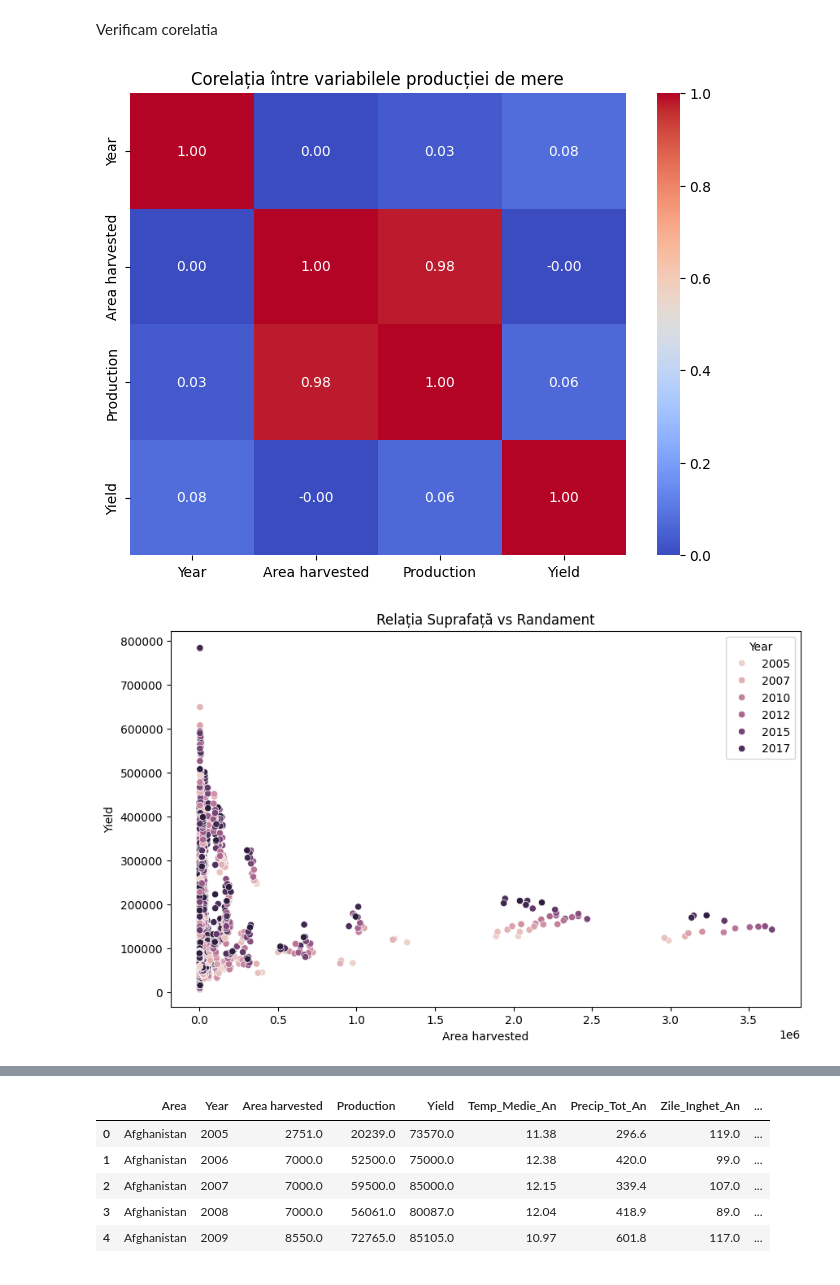
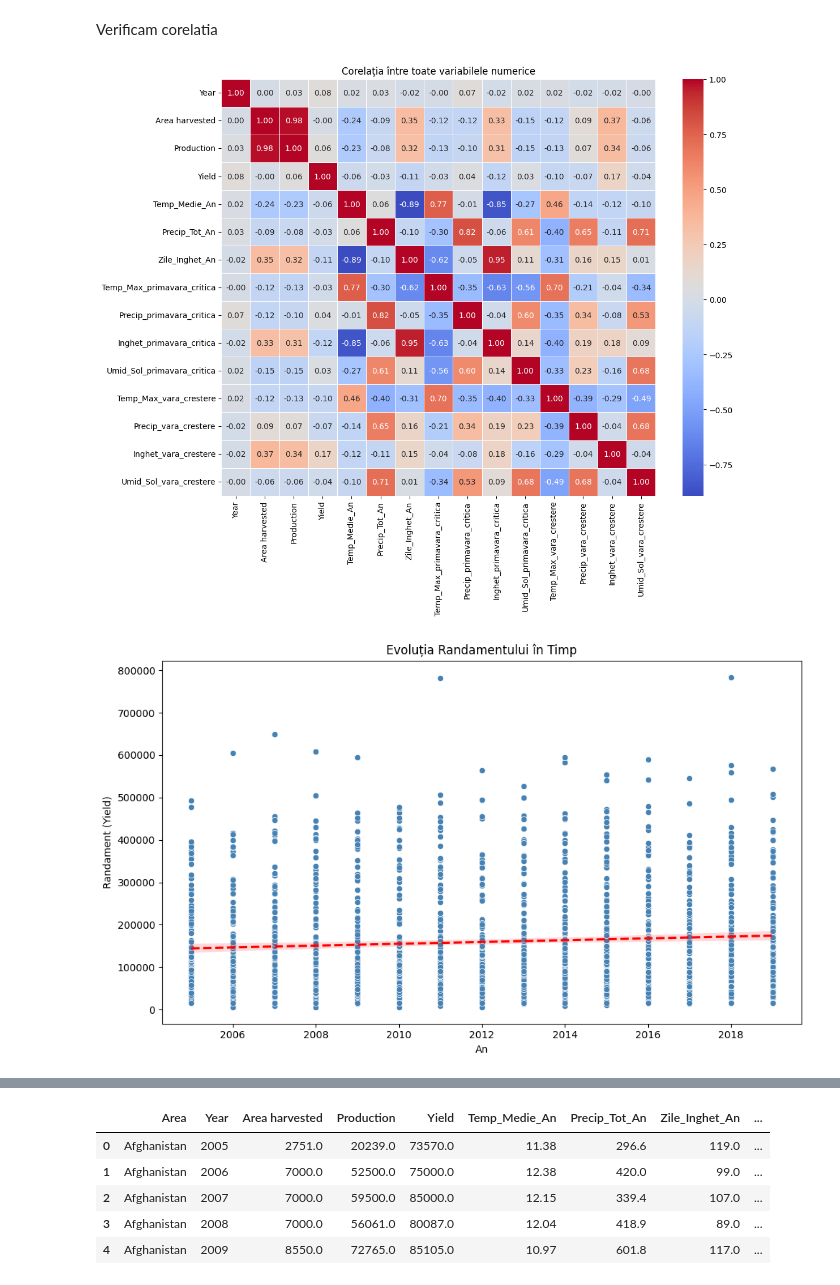
Before and after one commit to PopAdrian1/ML-project, a Jupyter notebook: Proiect nou/Predictie randament productie mere/main.ipynb, the cells around one changed output, grey strips where cells are left out. Cells and saved outputs as stored; diff of their text form; code cells hidden in the pictures.

```diff
--- a/Proiect nou/Predictie randament productie mere/main.ipynb
+++ b/Proiect nou/Predictie randament productie mere/main.ipynb
@@ -244,20 +244,27 @@ dtype: float64
 # %% [markdown]
 Verificam corelatia
 # %%
-# Calculăm matricea de corelație (doar pentru coloanele numerice)
-corr = df[['Year', 'Area harvested', 'Production', 'Yield']].corr()
+# Selectează automat doar coloanele numerice
+corr = df.select_dtypes(include='number').corr()
 
-# Desenăm o hartă termică (Heatmap)
-plt.figure(figsize=(8, 6))
-sns.heatmap(corr, annot=True, cmap='coolwarm', fmt=".2f")
-plt.title("Corelația între variabilele producției de mere")
+# Heatmap
+plt.figure(figsize=(12, 10))  # mărești figura dacă sunt multe coloane
+sns.heatmap(corr, annot=True, cmap='coolwarm', fmt=".2f", linewidths=0.5)
+plt.title("Corelația între toate variabilele numerice")
+plt.tight_layout()
 plt.show()
 # %% [output]
-[figure, old version]
+[figure, new version]
 # %%
+# Yield vs Year
 plt.figure(figsize=(10, 6))
-sns.scatterplot(data=df, x='Area harvested', y='Yield', hue='Year')
-plt.title("Relația Suprafață vs Randament")
+sns.scatterplot(data=df, x='Year', y='Yield', color='steelblue')
+sns.regplot(data=df, x='Year', y='Yield', scatter=False, color='red',
+            line_kws={'linestyle': '--'})
+plt.title("Evoluția Randamentului în Timp")
+plt.xlabel("An")
+plt.ylabel("Randament (Yield)")
+plt.tight_layout()
 plt.show()
 # %% [output]
-[figure, old version]
+[figure, new version]
```
Also changed, not shown: parts of 1 cell of this notebook, 1 other file.
